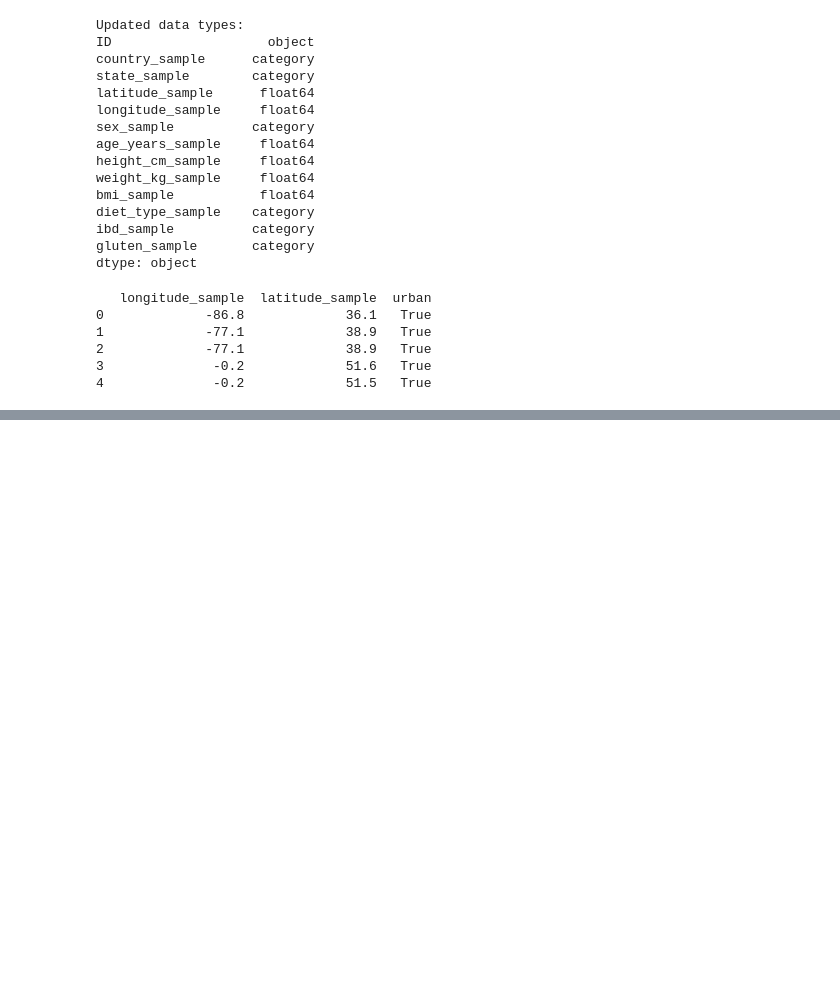
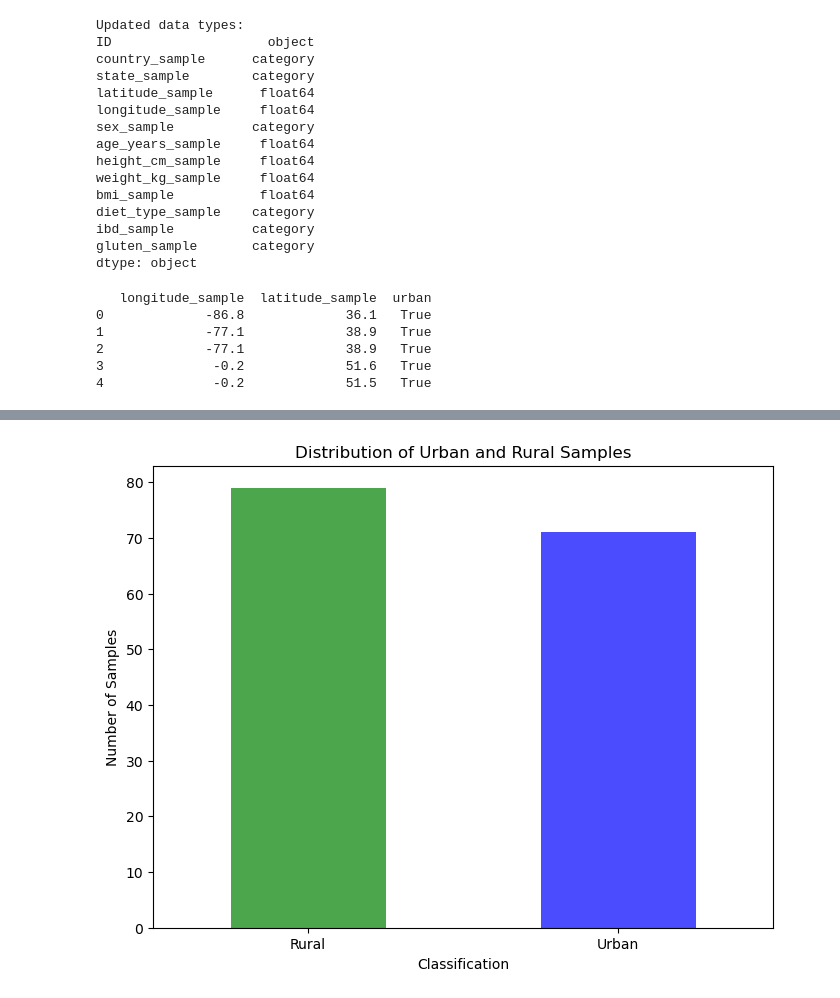
Before and after one commit to JRudyRay/FunGut2, a Jupyter notebook: John/04_geographical_analysis.ipynb, the cells around one changed output, grey strips where cells are left out. Saved outputs shown, nothing was run; the diff lists cells and outputs as text; code cells hidden in the pictures; blank space fills up the shorter version.

```diff
--- a/John/04_geographical_analysis.ipynb
+++ b/John/04_geographical_analysis.ipynb
@@ -109,0 +109,18 @@ See: https://matplotlib.org/stable/tutorials/intermediate/legend_guide.html#impl
+# %%
+# Assuming df is your DataFrame and it contains the 'urban' column
+# If df['urban'] is True for urban areas, and False for rural
+urban_rural_counts = df['urban'].value_counts()
+
+# Plotting the bar plot
+plt.figure(figsize=(8, 6))
+urban_rural_counts.plot(kind='bar', color=['green', 'blue'], alpha=0.7)
+plt.title('Distribution of Urban and Rural Samples')
+plt.xlabel('Classification')
+plt.ylabel('Number of Samples')
+plt.xticks(ticks=[0, 1], labels=['Rural', 'Urban'], rotation=0)
+
+# Save the plot and display it
+plt.savefig('../plots/urban_rural_distribution.png')
+plt.show()
+# %% [output]
+[figure, added]
```
Also changed, not shown: parts of 1 cell of this notebook, 2 other files.
